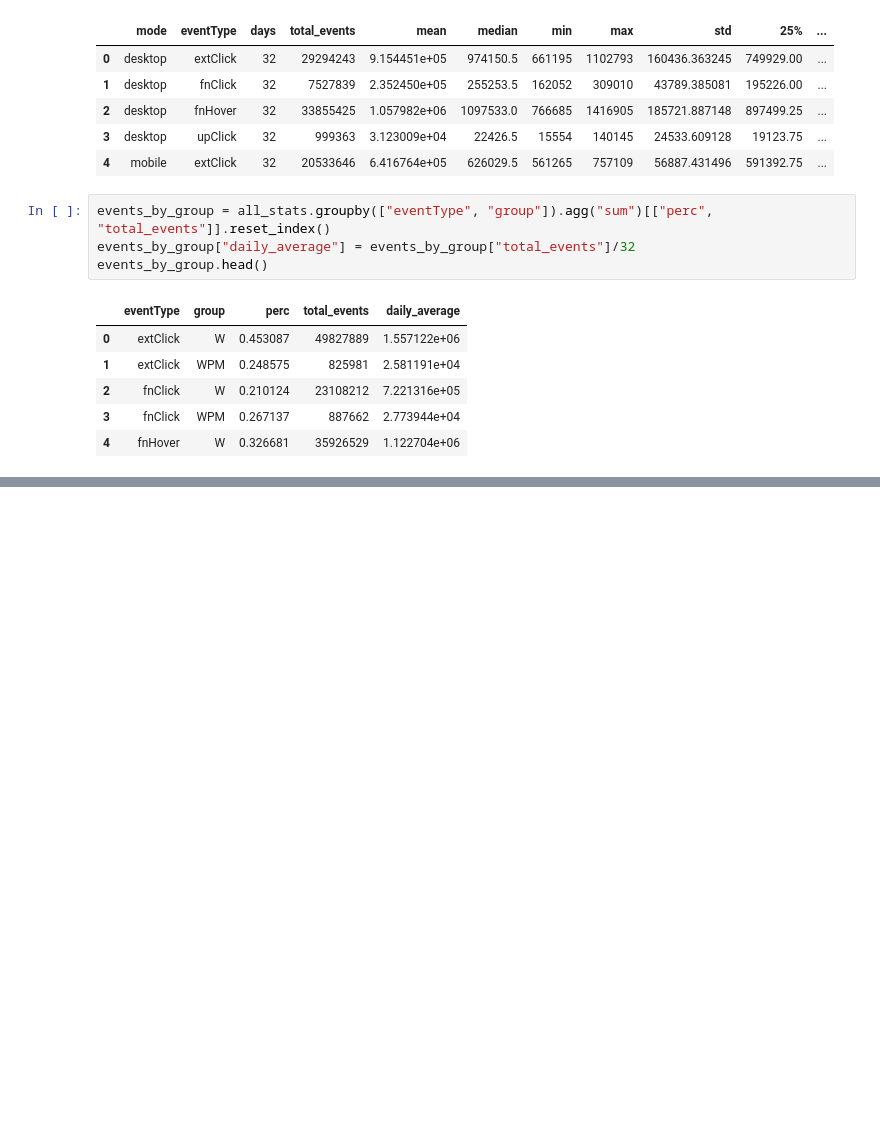
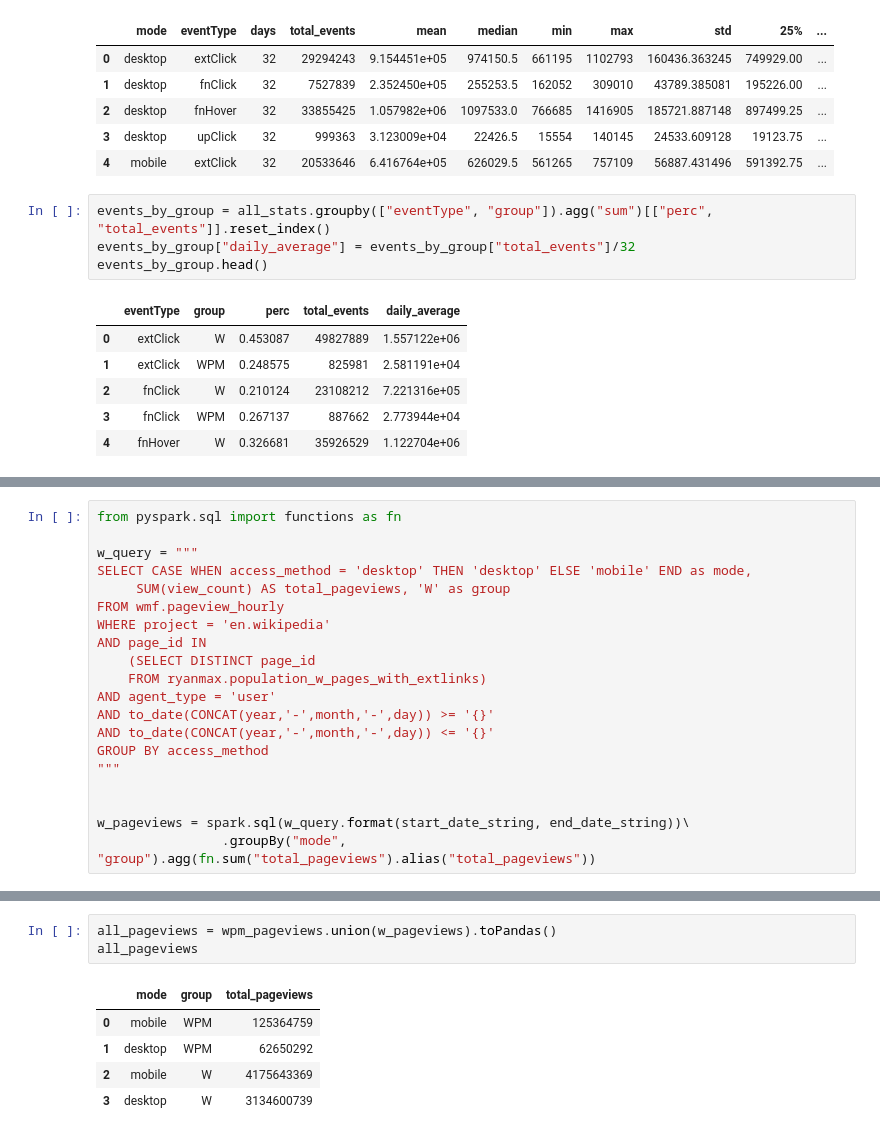
Before and after one commit to elifesciences-publications/wiki-citation-usage, a Jupyter notebook: notebooks/events--overview.ipynb, the cells around one changed output, grey strips where cells are left out. Saved outputs shown, nothing was run; the diff lists cells and outputs as text; blank space fills up the shorter version.

```diff
--- a/notebooks/events--overview.ipynb
+++ b/notebooks/events--overview.ipynb
@@ -351,0 +446,20 @@ plt.savefig("events_distribution.pdf")
+# %%
+from pyspark.sql import functions as fn
+
+w_query = """
+SELECT CASE WHEN access_method = 'desktop' THEN 'desktop' ELSE 'mobile' END as mode,
+     SUM(view_count) AS total_pageviews, 'W' as group
+FROM wmf.pageview_hourly
+WHERE project = 'en.wikipedia'
+AND page_id IN
+    (SELECT DISTINCT page_id
+    FROM ryanmax.population_w_pages_with_extlinks)
+AND agent_type = 'user'
+AND to_date(CONCAT(year,'-',month,'-',day)) >= '{}'
+AND to_date(CONCAT(year,'-',month,'-',day)) <= '{}'
+GROUP BY access_method
+"""
+
+
+w_pageviews = spark.sql(w_query.format(start_date_string, end_date_string))\
+                .groupBy("mode", "group").agg(fn.sum("total_pageviews").alias("total_pageviews"))
@@ -351,0 +482,9 @@ plt.savefig("events_distribution.pdf")
+# %%
+all_pageviews = wpm_pageviews.union(w_pageviews).toPandas()
+all_pageviews
+# %% [output]
+|  | mode | group | total_pageviews |
+| 0 | mobile | WPM | 125364759 |
+| 1 | desktop | WPM | 62650292 |
+| 2 | mobile | W | 4175643369 |
+| 3 | desktop | W | 3134600739 |
```
Also changed, not shown: parts of 9 cells of this notebook, 3 other files.
